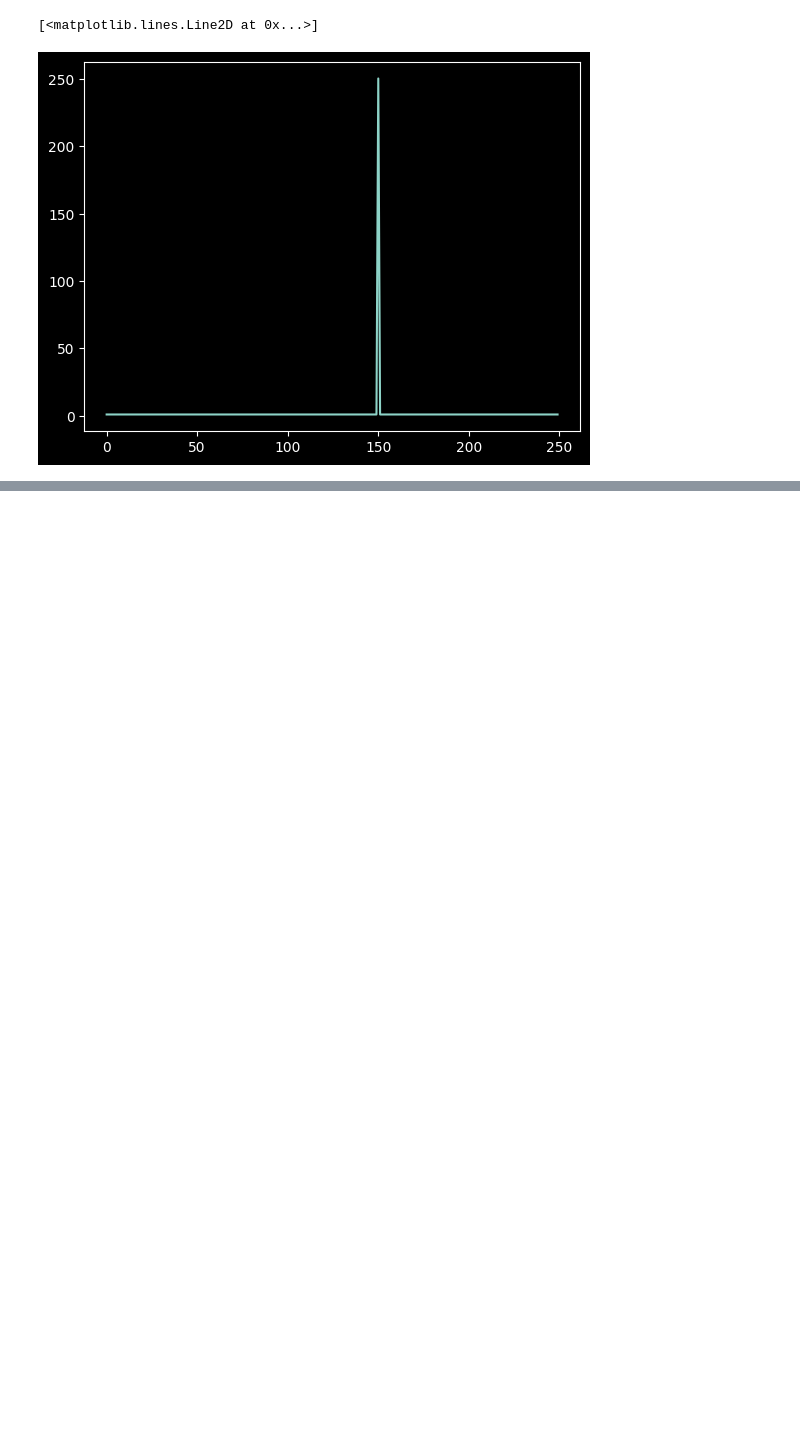
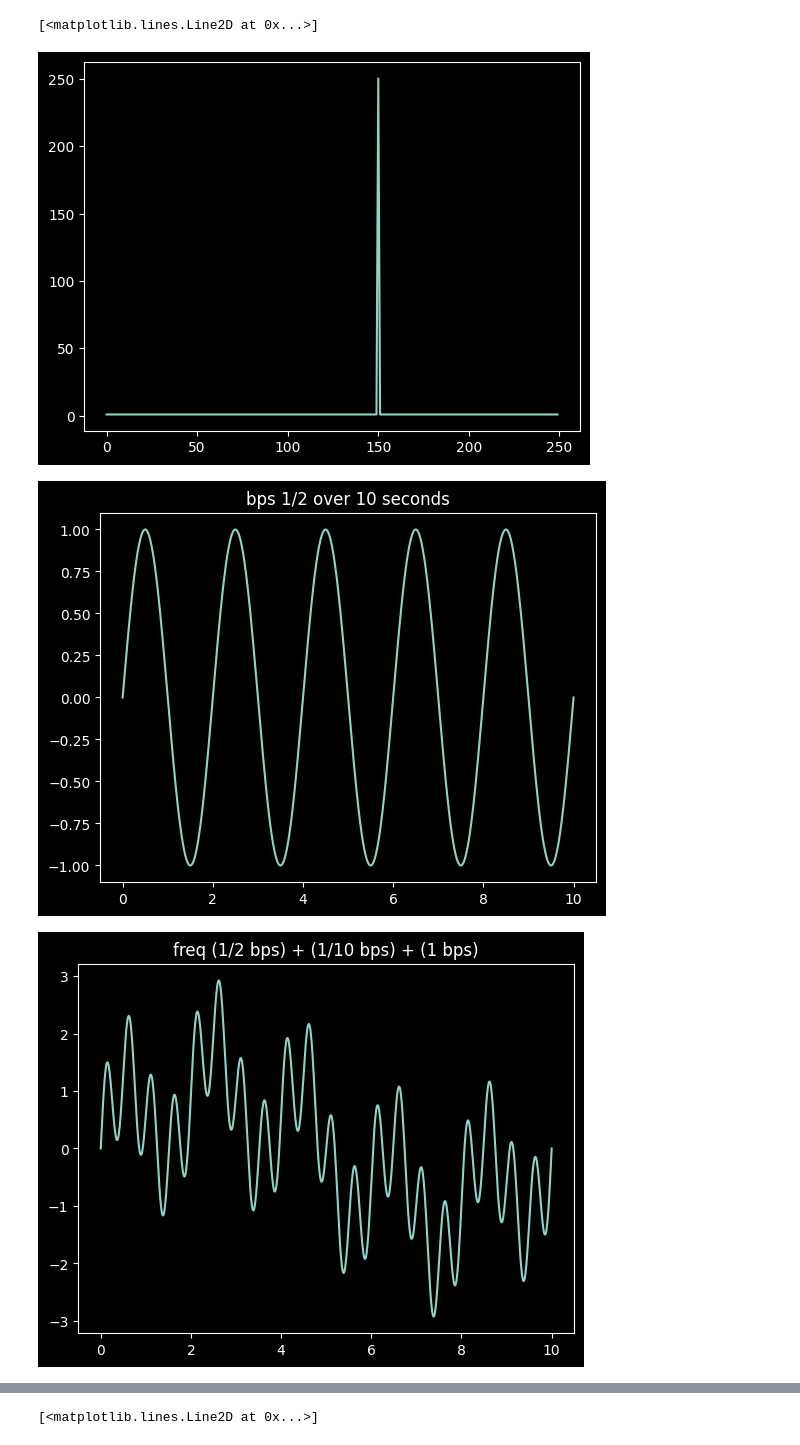
Before and after one commit to xnought/paper-implement, a Jupyter notebook: fft/dft.ipynb, the cells around one changed output, grey strips where cells are left out. Drawn from its saved outputs; the diff is of its cells as text; code cells hidden in the pictures; blank space fills up the shorter version.

```diff
--- a/fft/dft.ipynb
+++ b/fft/dft.ipynb
@@ -125,3 +125,39 @@ plt.plot(f, np.real(sums))
 [figure]
 [<matplotlib.lines.Line2D at 0x...>]
 [figure]
+# %%
+t = 10 # seconds of sampling time
+f_s = 100 # sampling rate per second
+xt = np.linspace(0, t, f_s*t)
+N = len(xt)
+
+gen_sin = lambda bps, x: np.sin(2*np.pi*bps*x)
+plt.title("bps 1/2 over 10 seconds")
+plt.plot(xt, gen_sin(1/2, xt))
+plt.show()
+
+pure_waves = [
+	gen_sin(1/2, xt),
+	gen_sin(1/10, xt),
+	gen_sin(2, xt),
+]
+pure_combined = np.vstack(pure_waves).sum(axis=0)
+plt.title("freq (1/2 bps) + (1/10 bps) + (1 bps)")
+plt.plot(xt, pure_combined)
+plt.show()
+
+# Perform DFT
+delta_f = f_s / N
+f = delta_f * np.arange(N)
+
+sums = np.zeros((N), dtype=np.complex128)
+for i in range(N):
+	W = np.exp(-1j * 2 * np.pi * f[i] * xt)
+	sums[i] = pure_combined.dot(W)
+
+plt.plot(f, np.imag(sums))
+plt.show()
+plt.plot(f, np.real(sums))
+# %% [output]
+[figure, added]
+[figure, added]
@@ -127,0 +165 @@ plt.plot(f, np.real(sums))
+[<matplotlib.lines.Line2D at 0x...>]
```
Also changed, not shown: parts of 1 cell of this notebook.
